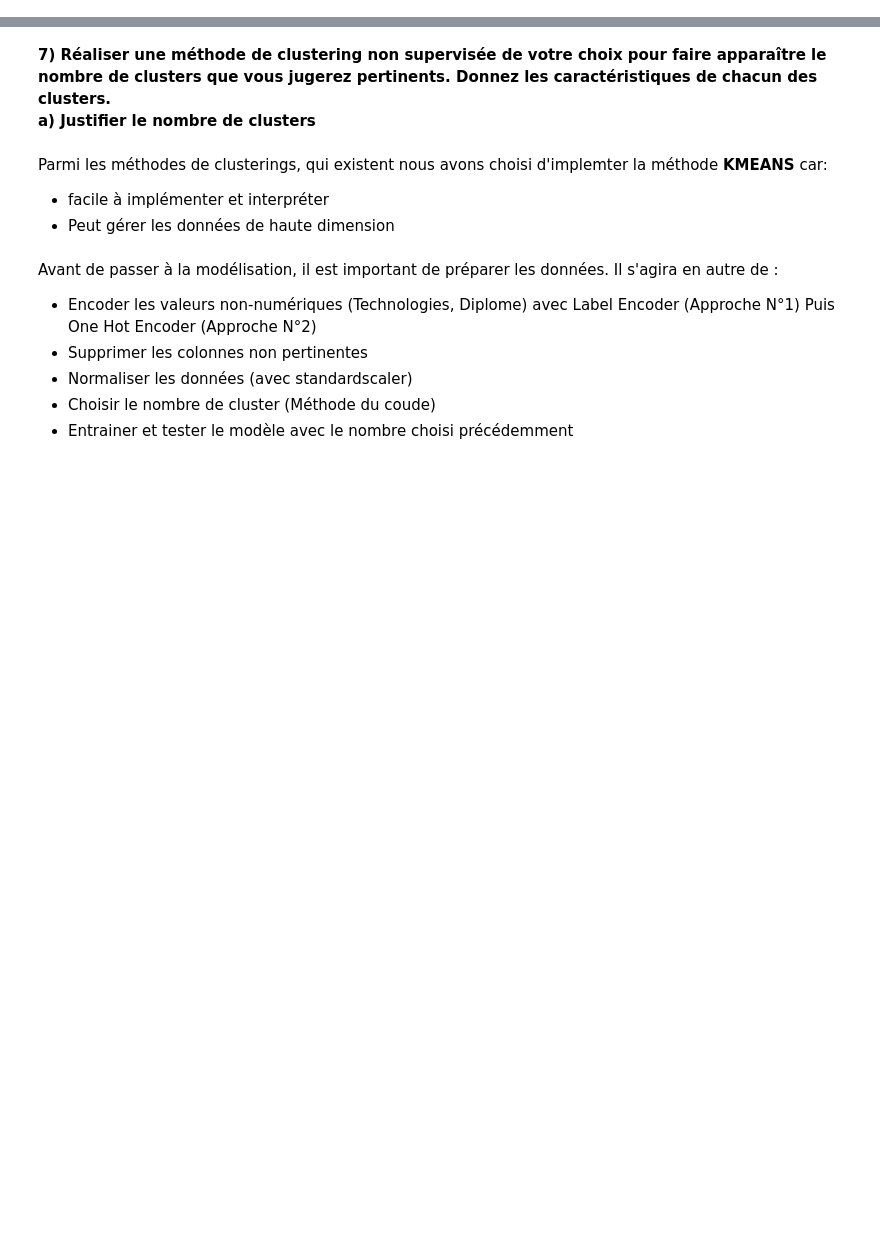
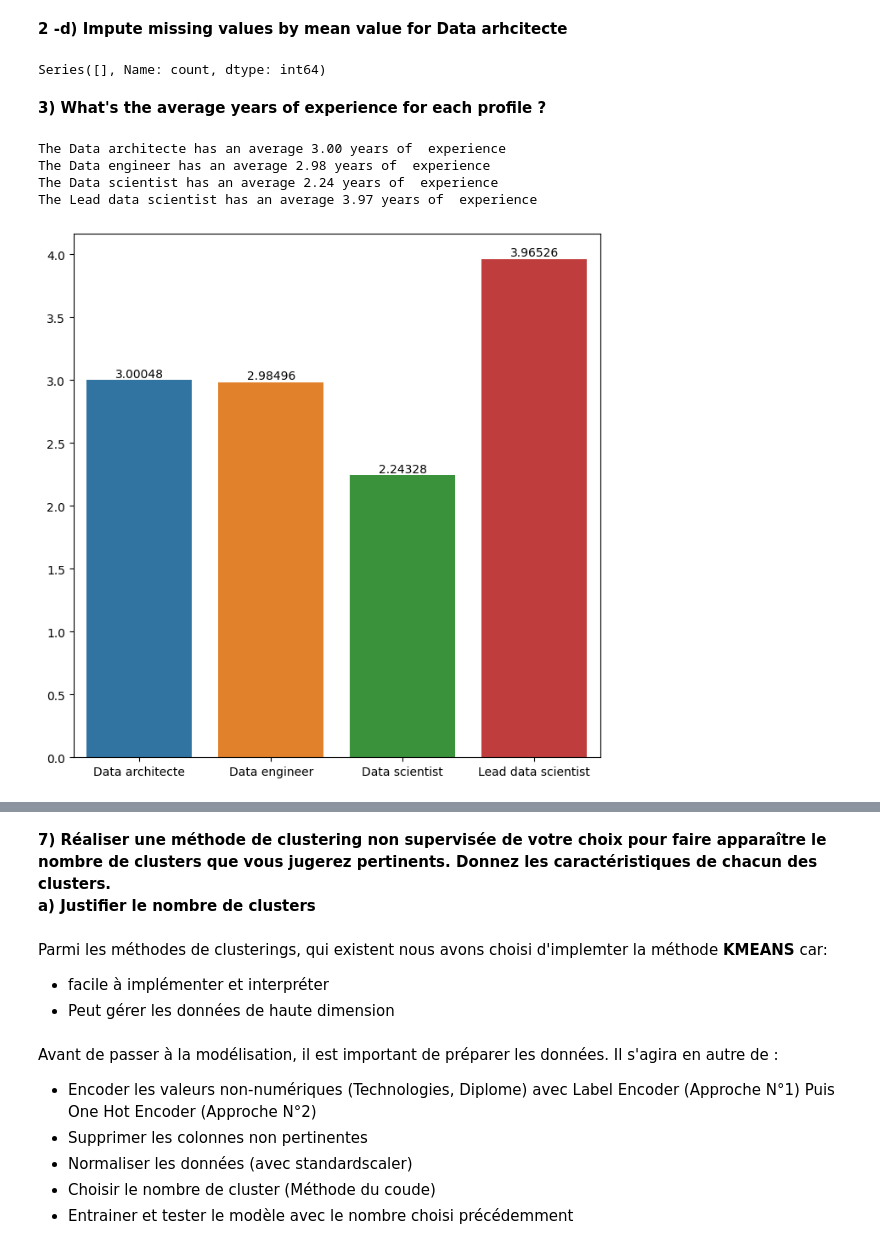
Before and after one commit to csk99/profile_clustering, a Jupyter notebook: notebook.ipynb, the cells around one changed output, grey strips where cells are left out. Cells and saved outputs as stored; diff of their text form; code cells hidden in the pictures; blank space fills up the shorter version.

```diff
--- a/notebook.ipynb
+++ b/notebook.ipynb
@@ -67,0 +10,5 @@ dtype: object
+# %%
+# reading the dataset
+path    = "./dataset/data.csv"
+
+profiles_df = pd.read_csv(path)
@@ -67,0 +46,7 @@ dtype: object
+# %%
+# format properly the wrong typed floats
+profiles_df['Experience'] = profiles_df['Experience'].\
+    apply(lambda x: float(x.replace(',','.')) if ',' in str(x) else float(x))
+
+# checking the results
+profiles_df.dtypes
@@ -263,0 +136,2 @@ ax.bar_label(ax.containers[0]);
+# %% [markdown]
+**2 -d)  Impute missing values by mean value for Data arhcitecte**
@@ -263,0 +142,26 @@ ax.bar_label(ax.containers[0]);
+# %%
+#Checking the results
+profiles_df.iloc[profiles_df['Experience'][profiles_df['Experience'].isna()].index]['Profile'].value_counts()
+# %% [output]
+Series([], Name: count, dtype: int64)
+# %% [markdown]
+**3) What's the average years of experience for each profile ?**
+# %%
+# Calcul de la moyenne des années d'expérience pour chaque profil sélectionné
+experiences = dict(profiles_df[['Profile', "Experience"]].groupby("Profile").mean()['Experience'])
+
+# Affichage de la moyenne des années d'expérience pour chaque profil
+for profile in experiences:
+    print(f"The {profile} has an average {experiences[profile]:.2f} years of  experience")
+# %% [output]
+The Data architecte has an average 3.00 years of  experience
+The Data engineer has an average 2.98 years of  experience
+The Data scientist has an average 2.24 years of  experience
+The Lead data scientist has an average 3.97 years of  experience
+# %%
+plt.figure(figsize=(8, 8))
+ax = sns.barplot(x=list(experiences.keys()), y=list(experiences.values()),palette="tab10")
+for i in ax.containers:
+    ax.bar_label(i);
+# %% [output]
+[figure, added]
```
Also changed, not shown: parts of 55 cells of this notebook, 1 other file.
